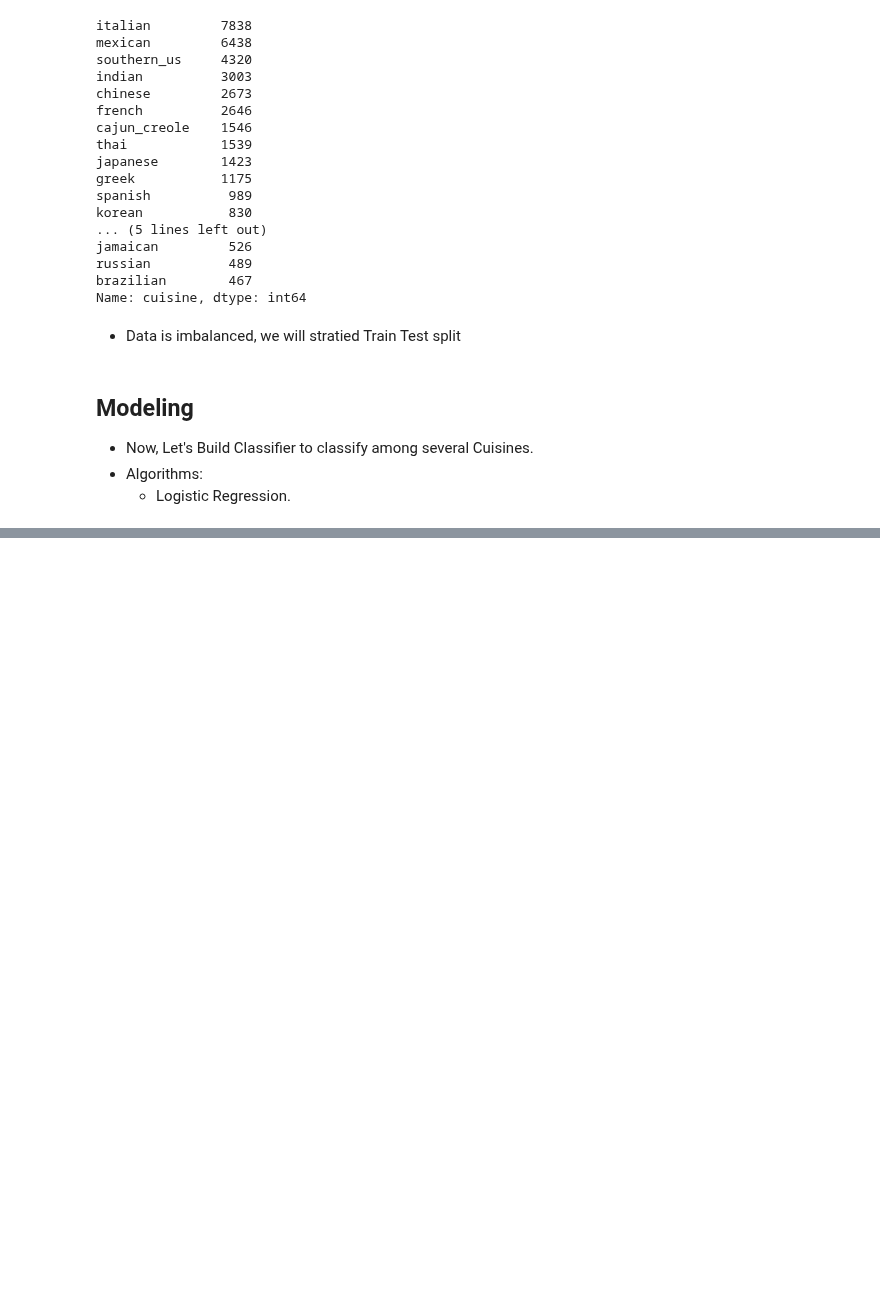
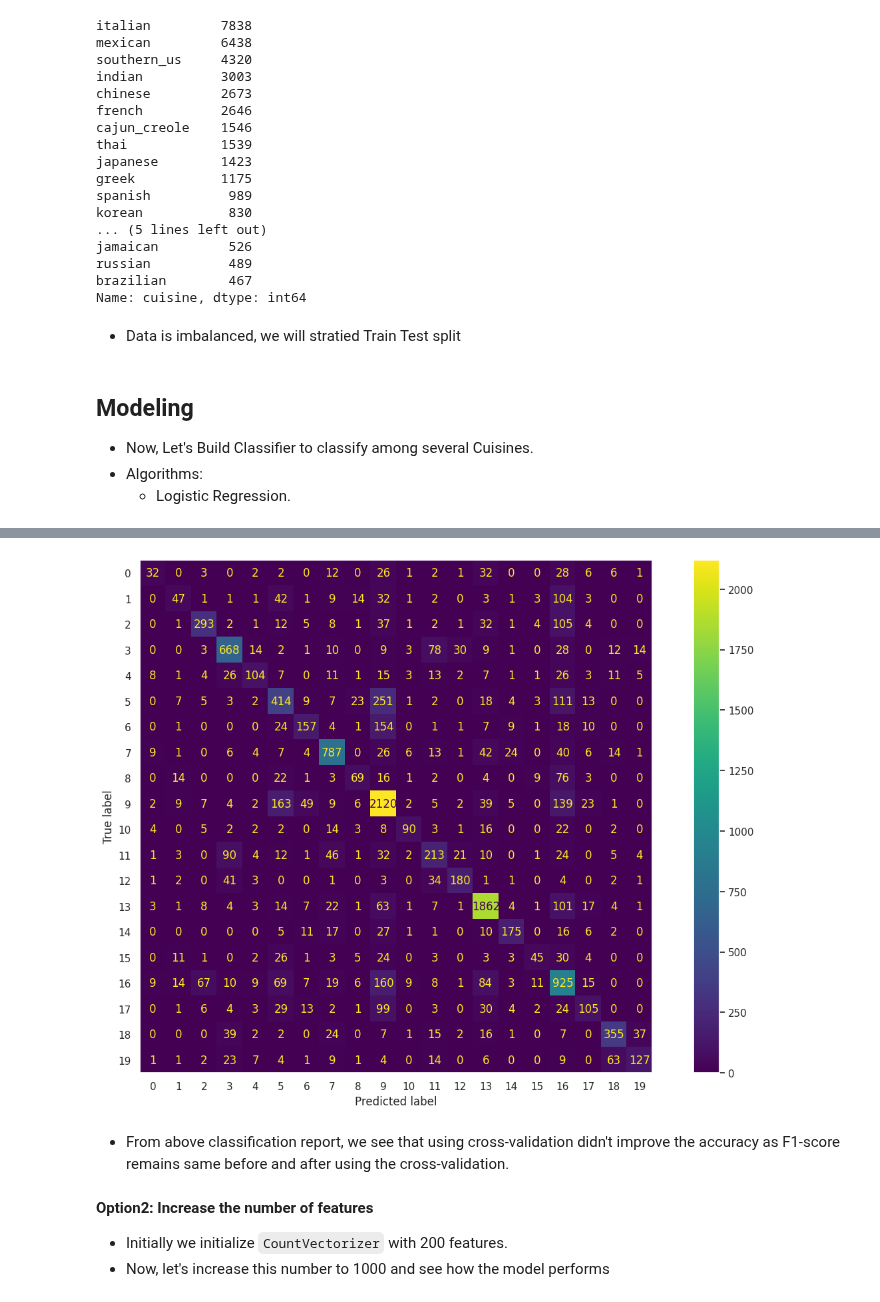
Before and after one commit to thapaliya123/Data-Science-Journey, a Jupyter notebook: DS/text-mining/classify_recipes.ipynb, the cells around one changed output, grey strips where cells are left out. Saved outputs shown, nothing was run; the diff lists cells and outputs as text; code cells hidden in the pictures; blank space fills up the shorter version.

```diff
--- a/DS/text-mining/classify_recipes.ipynb
+++ b/DS/text-mining/classify_recipes.ipynb
@@ -216,0 +285,4 @@ fig.show()
+# %%
+# k-fold cross validation
+
+lr_cv = LogisticRegressionCV(multi_class='multinomial', cv=5).fit(X_train, y_train)
@@ -216,0 +307,3 @@ fig.show()
+# %%
+# get prediction
+y_pred = lr_cv.predict(X_test)
@@ -216,0 +331,17 @@ fig.show()
+# %%
+# get confusion matrix
+
+# confusion matrix
+cm = confusion_matrix(y_test, y_pred)
+cm_disp = ConfusionMatrixDisplay(cm)
+cm_disp.plot()
+plt.grid(False)
+plt.show()
+# %% [output]
+[figure, added]
+# %% [markdown]
+- From above classification report, we see that using cross-validation didn't improve the accuracy as F1-score remains same before and after using the cross-validation.
+# %% [markdown]
+**Option2: Increase the number of features**
+- Initially we initialize `CountVectorizer` with 200 features.
+- Now, let's increase this number to 1000 and see how the model performs
```
Also changed, not shown: parts of 19 cells of this notebook, 1 other file.
